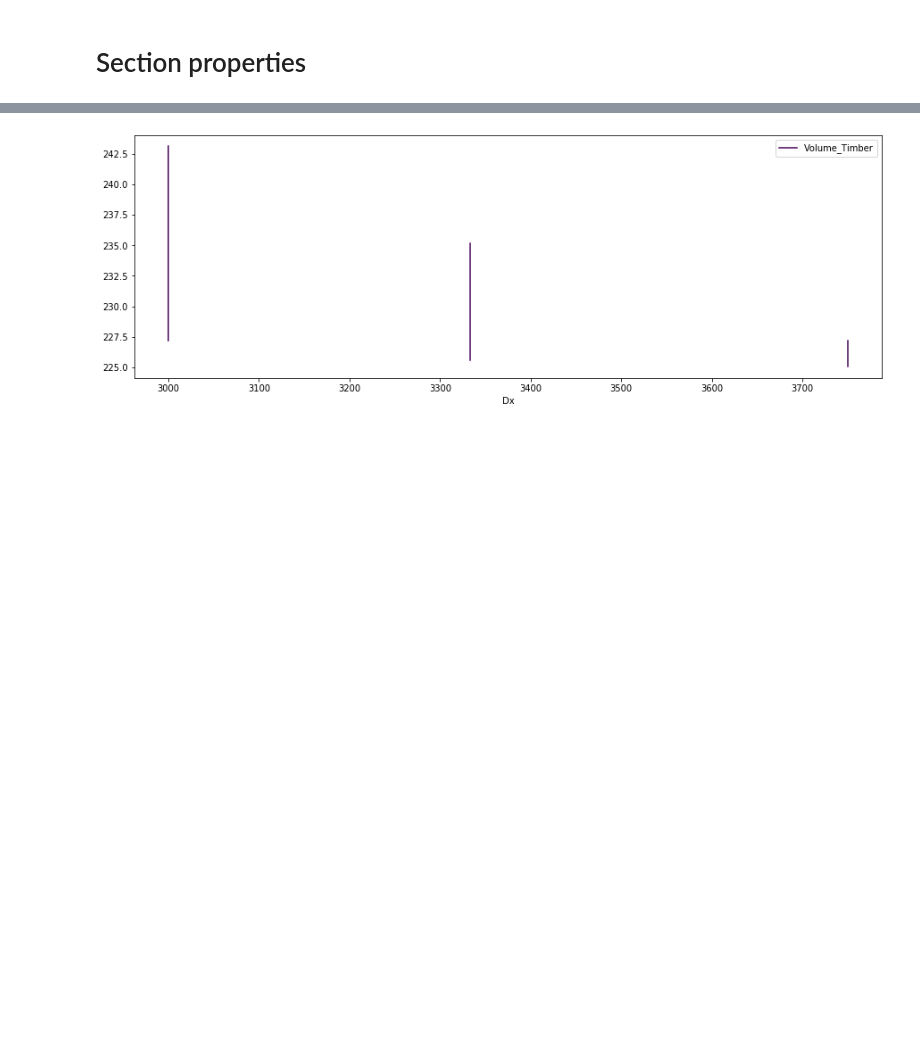
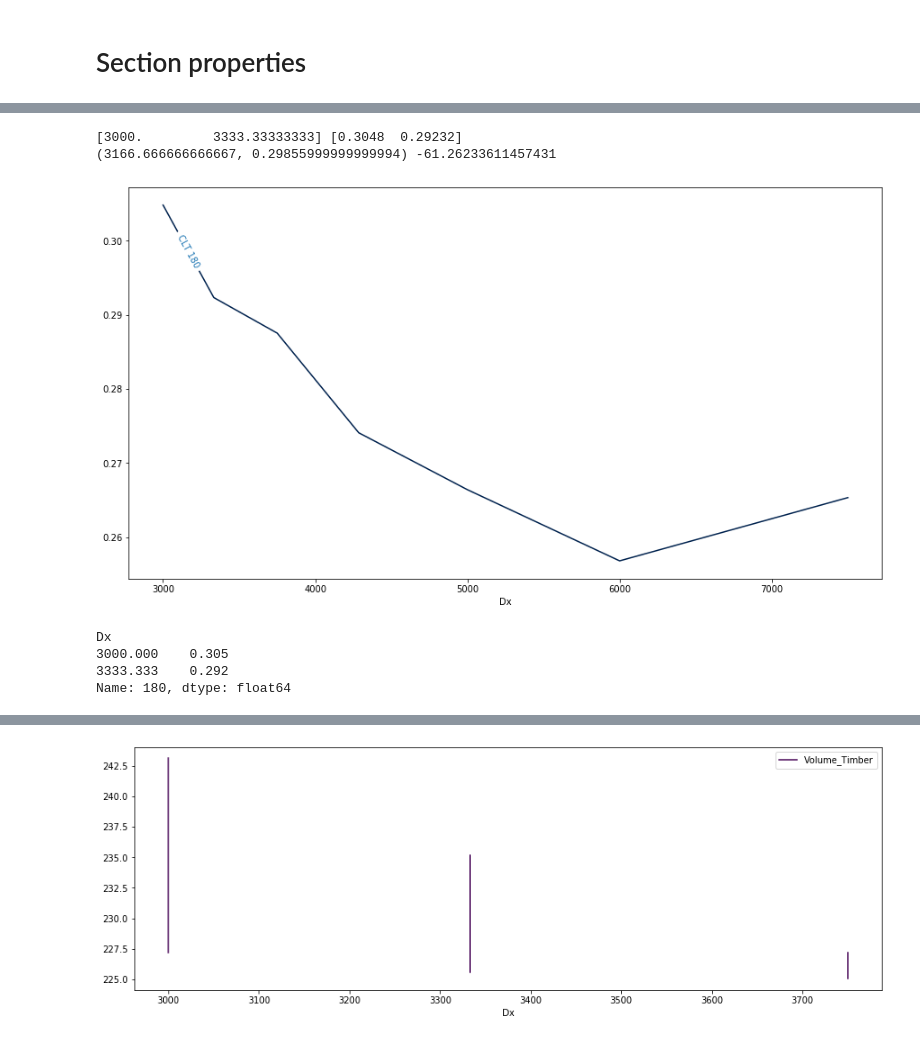
Before and after one commit to MarcoDona-CLTs/my-first-binder, a Jupyter notebook: FrameOptimization.ipynb, the cells around one changed output, grey strips where cells are left out. Saved outputs shown, nothing was run; the diff lists cells and outputs as text; code cells hidden in the pictures; blank space fills up the shorter version.

```diff
--- a/FrameOptimization.ipynb
+++ b/FrameOptimization.ipynb
@@ -12,10 +14,13 @@ GL_h_ = [ 360, 400, 440, 480, 520, 560, 600, 640, 680, 720, 760, 800 ] # 320, 36
 # %%
 # Frame Geometry
 L_X = 30000
-L_Y = 7560*4 # 40000
+L_Y = 5560*4 # 40000
 
-N_X = np.array([3, 4,5,6,7,8,9,10])
+N_X = np.array([3,4,5,6,7,8,9,10])
 N_Y = np.array([4]) # ,5,6,7,8,9,10
+
+# Dx = np.array([3,4,5,6,7,8,9,10])
+# Dy = np.array([3,4,5,6,7,8,9,10])
 
 
 Dx = L_X/(N_X)
@@ -203,7 +208,11 @@ for ii_N_X in N_X:
 
                     # Deflection limit
                     L_defl = (L_CLT_i**2 + L_GL_i**2)**0.5
-                    w_lim = L_defl / 333
+                    w_lim_tot = L_defl / 333
+                    w_lim_CLT = L_CLT_i / 333
+                    w_lim_GL = L_GL_i / 333
+
+
 
                     w_GL_1 = w_1span_unifLoad(E_GL_i, I_GL_y_i, L_GL_i, q_GL_i) / k_mod_GL # mm - Deflection od Glulam beam, units in N, mm
 
@@ -212,12 +221,12 @@ for ii_N_X in N_X:
 
 
 
-                    if w_CLT+w_GL_1 < w_lim:
+                    if w_CLT+w_GL_1 < w_lim_tot and w_CLT < w_lim_CLT and w_GL_1 < w_lim_GL:
 
                         # Volume
 
-                        Vol_CLT = tt_CLT_i * L_X * L_Y / 10**9 # m^3 Volume of CLT per floor
-                        Vol_GL_1 = ii_N_X * ii_GL_b * ii_GL_h * L_Y / 10**9 # m^3 Volume of Glulam per floor
+                        Vol_CLT = tt_CLT_i * L_X * L_Y / 10**9 / (L_X * L_Y / 10**6) # m^3 Volume of CLT per floor
+                        Vol_GL_1 = Price_factor_GL * ii_N_X * ii_GL_b * ii_GL_h * L_Y / 10**9 / (L_X * L_Y / 10**6) # m^3 Volume of Glulam per floor
 
                         Data_Set_i.loc[kk,'Volume_Timber'] = Vol_CLT + Vol_GL_1
 
@@ -333,0 +403,59 @@ ModuleNotFoundError: No module named 'scipy'
+# %%
+ys = Data_Set.groupby(['Dx','t_CLT'])['Volume_Timber'].min().unstack().iloc[0,:].values
+xs = Dx[-1]*np.ones(len(ys))
+
+
+# Xx = Data_Set.groupby(['Dx','t_CLT'])['Volume_Timber'].min().unstack().index.values
+# Yy = Data_Set.groupby(['Dx','t_CLT'])['Volume_Timber'].min().unstack().iloc[1,:].values
+
+
+fig, ax = plt.subplots(figsize=(15,8))
+
+
+# Add labels next to plot lines
+i = 0
+
+Data_Set.groupby(['Dx','t_CLT'])['Volume_Timber'].min().unstack().iloc[:,i].plot(ax=ax,colormap='cividis')
+# for x,y in zip(xs,ys):
+
+
+
+yl = Data_Set.groupby(['Dx','t_CLT'])['Volume_Timber'].min().unstack().iloc[0:2,i].values
+xl = Data_Set.groupby(['Dx','t_CLT'])['Volume_Timber'].min().unstack().index[0:2].values
+
+xylabel = ((xl[0]+xl[1])/2, (yl[0]+yl[1])/2)
+
+label = 'CLT '+ str(Data_Set.groupby(['Dx','t_CLT'])['Volume_Timber'].min().unstack().iloc[0,:].index.values[i])
+
+p1 = ax.transData.transform_point((xl[0], yl[0]))
+p2 = ax.transData.transform_point((xl[1], yl[1]))
+dy = (p2[1] - p1[1])
+dx = (p2[0] - p1[0])
+rotn = np.degrees(np.arctan2(dy, dx))
+
+print(xl, yl)
+print(xylabel, rotn)
+
+ax.annotate(label, xy=xylabel, ha='center', va='center', rotation=rotn, color = l.get_color(), backgroundcolor="w" )
+
+#     plt.annotate(label, # this is the text
+#                  (x,y), # this is the point to label
+#                  textcoords="offset points", # how to position the text
+#                  xytext=(-5,0), # distance from text to points (x,y)
+#                  va="center",  # vertical alignment can be left, right or center
+#                  ha='right') # horizontal alignment can be left, right or center
+
+#     i = i+1
+
+plt.show()
+# %% [output]
+[3000.         3333.33333333] [0.3048  0.29232]
+(3166.666666666667, 0.29855999999999994) -61.26233611457431
+[figure, added]
+# %%
+Data_Set.groupby(['Dx','t_CLT'])['Volume_Timber'].min().unstack().iloc[0:2,0]
+# %% [output]
+Dx
+3000.000    0.305
+3333.333    0.292
+Name: 180, dtype: float64
```
Also changed, not shown: parts of 13 cells of this notebook.
